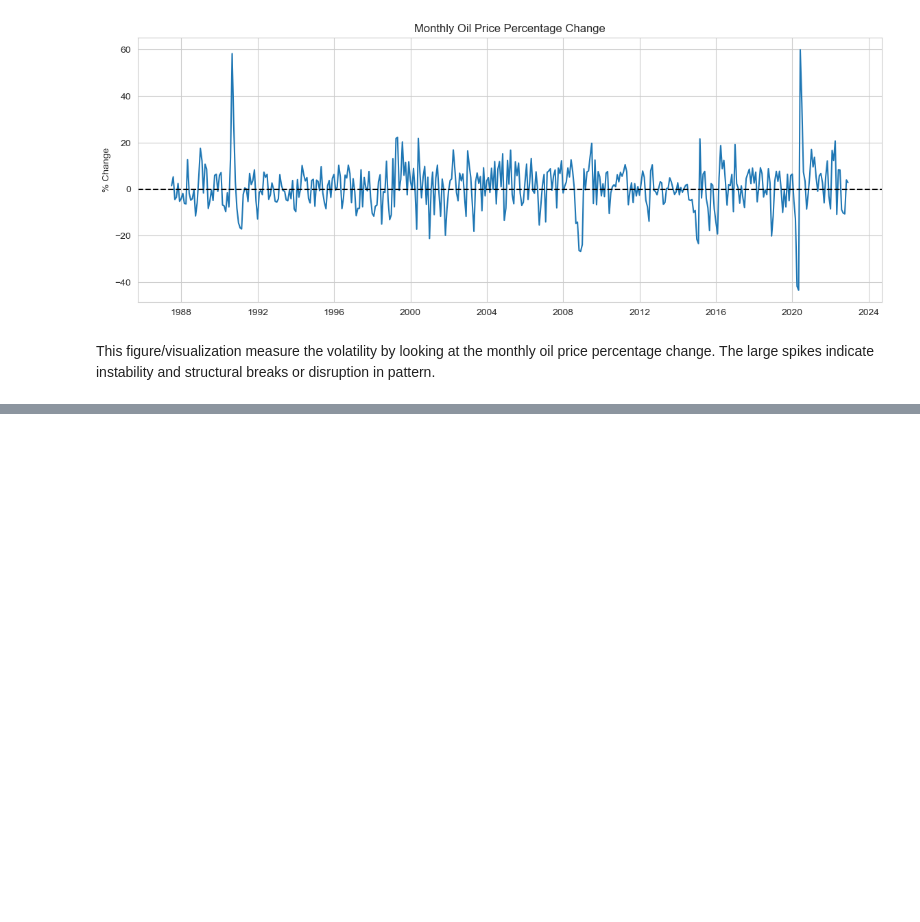
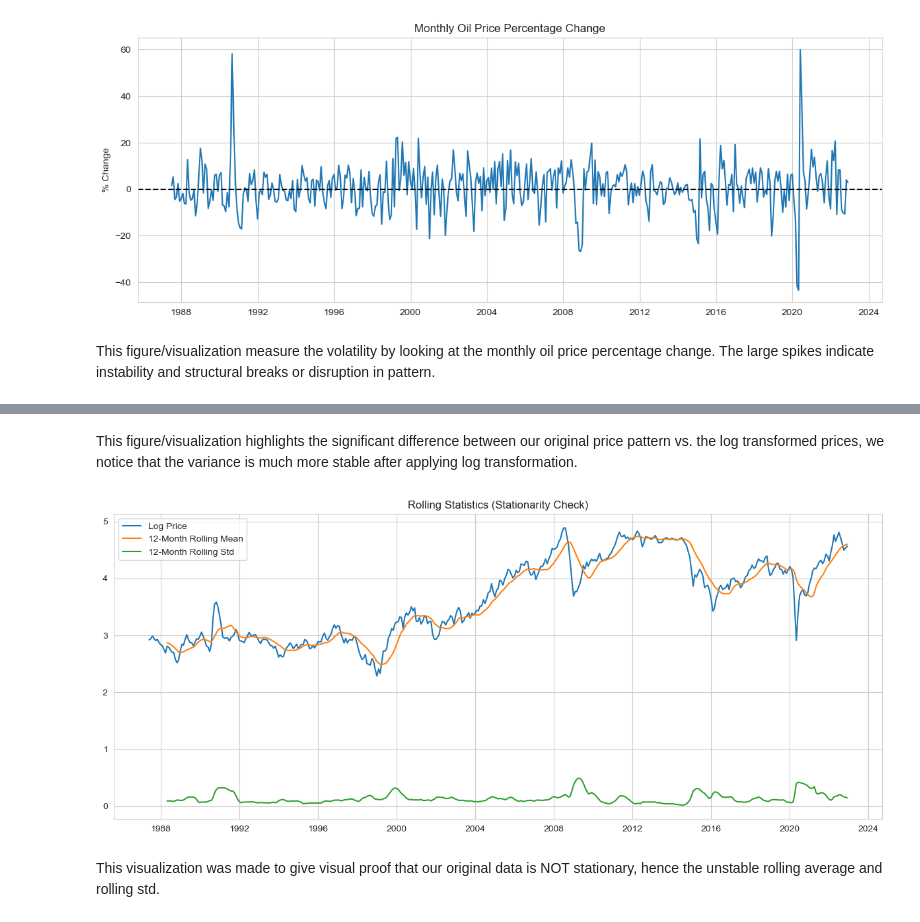
Before and after one commit to hamadmoe/dsai3301-project, a Jupyter notebook: CODE.ipynb, the cells around one changed output, grey strips where cells are left out. Drawn from its saved outputs; the diff is of its cells as text; code cells hidden in the pictures; blank space fills up the shorter version.

```diff
--- a/CODE.ipynb
+++ b/CODE.ipynb
@@ -328,0 +371,46 @@ This figure/visualization measure the volatility by looking at the monthly oil p
+# %% [markdown]
+This figure/visualization highlights the significant difference between our original price pattern vs. the log transformed prices, we notice that the variance is much more stable after applying log transformation.
+# %%
+monthly_df['Rolling_Mean_12'] = (
+    monthly_df['Log_Price']
+    .rolling(12)
+    .mean()
+)
+
+monthly_df['Rolling_STD_12'] = (
+    monthly_df['Log_Price']
+    .rolling(12)
+    .std()
+)
+
+plt.figure(figsize=(15,6))
+
+plt.plot(
+    monthly_df.index,
+    monthly_df['Log_Price'],
+    label='Log Price'
+)
+
+plt.plot(
+    monthly_df.index,
+    monthly_df['Rolling_Mean_12'],
+    label='12-Month Rolling Mean'
+)
+
+plt.plot(
+    monthly_df.index,
+    monthly_df['Rolling_STD_12'],
+    label='12-Month Rolling Std'
+)
+
+plt.legend()
+
+plt.title(
+    'Rolling Statistics (Stationarity Check)'
+)
+
+plt.show()
+# %% [output]
+[figure, added]
+# %% [markdown]
+This visualization was made to give visual proof that our original data is NOT stationary, hence the unstable rolling average and rolling std.
```
Also changed, not shown: parts of 8 cells of this notebook, 1 other file.
